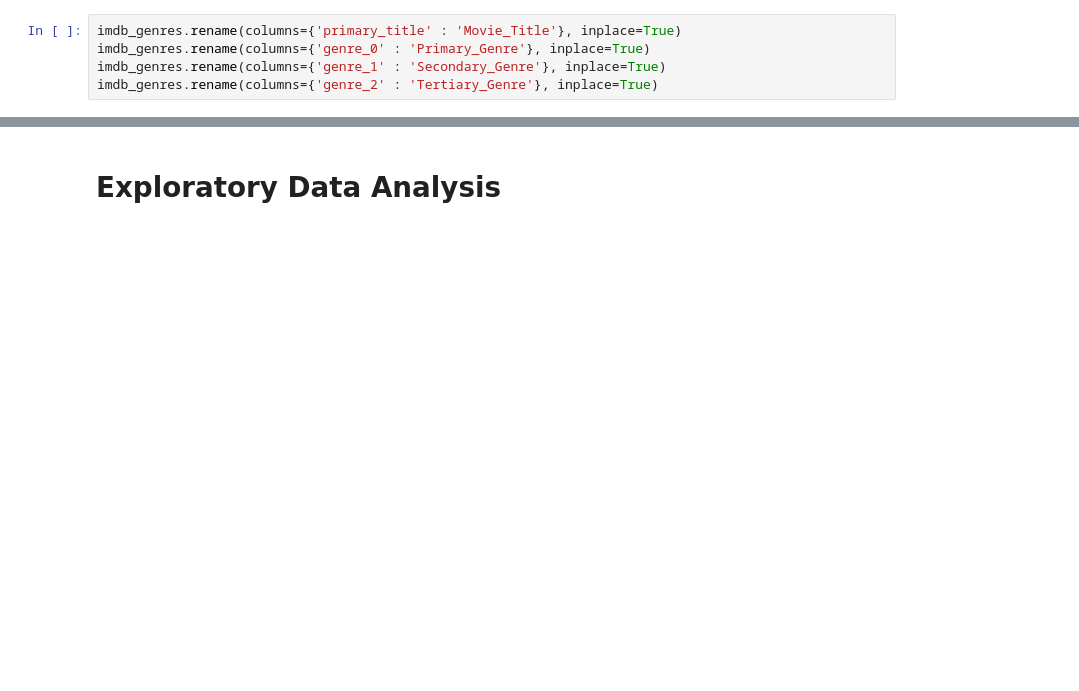
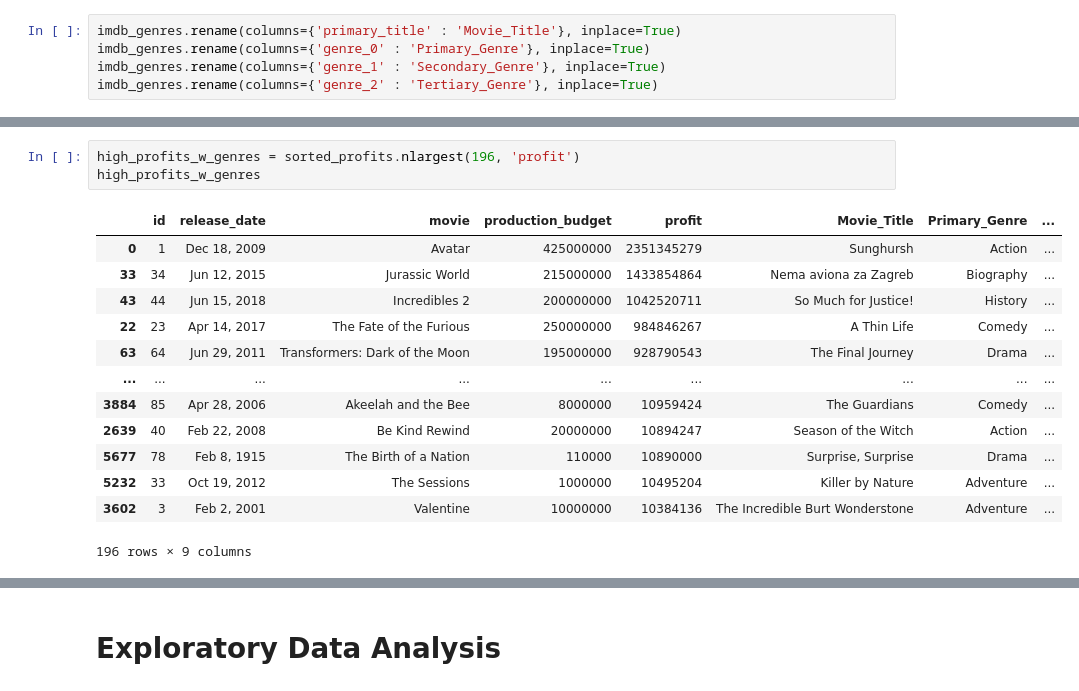
Before and after one commit to nicolemichaud03/Microsoft_Movie_data_project, a Jupyter notebook: Notebook.ipynb, the cells around one changed output, grey strips where cells are left out. Cells and saved outputs as stored; diff of their text form; blank space fills up the shorter version.

```diff
--- a/Notebook.ipynb
+++ b/Notebook.ipynb
@@ -175,0 +338,17 @@ imdb_and_genres.head()
+# %%
+high_profits_w_genres = sorted_profits.nlargest(196, 'profit')
+high_profits_w_genres
+# %% [output]
+|  | id | release_date | movie | production_budget | profit | Movie_Title | Primary_Genre | ... |
+| 0 | 1 | Dec 18, 2009 | Avatar | 425000000 | 2351345279 | Sunghursh | Action | ... |
+| 33 | 34 | Jun 12, 2015 | Jurassic World | 215000000 | 1433854864 | Nema aviona za Zagreb | Biography | ... |
+| 43 | 44 | Jun 15, 2018 | Incredibles 2 | 200000000 | 1042520711 | So Much for Justice! | History | ... |
+| 22 | 23 | Apr 14, 2017 | The Fate of the Furious | 250000000 | 984846267 | A Thin Life | Comedy | ... |
+| 63 | 64 | Jun 29, 2011 | Transformers: Dark of the Moon | 195000000 | 928790543 | The Final Journey | Drama | ... |
+| ... | ... | ... | ... | ... | ... | ... | ... | ... |
+| 3884 | 85 | Apr 28, 2006 | Akeelah and the Bee | 8000000 | 10959424 | The Guardians | Comedy | ... |
+| 2639 | 40 | Feb 22, 2008 | Be Kind Rewind | 20000000 | 10894247 | Season of the Witch | Action | ... |
+| 5677 | 78 | Feb 8, 1915 | The Birth of a Nation | 110000 | 10890000 | Surprise, Surprise | Drama | ... |
+| 5232 | 33 | Oct 19, 2012 | The Sessions | 1000000 | 10495204 | Killer by Nature | Adventure | ... |
+| 3602 | 3 | Feb 2, 2001 | Valentine | 10000000 | 10384136 | The Incredible Burt Wonderstone | Adventure | ... |
+196 rows × 9 columns
```
Also changed, not shown: parts of 23 cells of this notebook.
